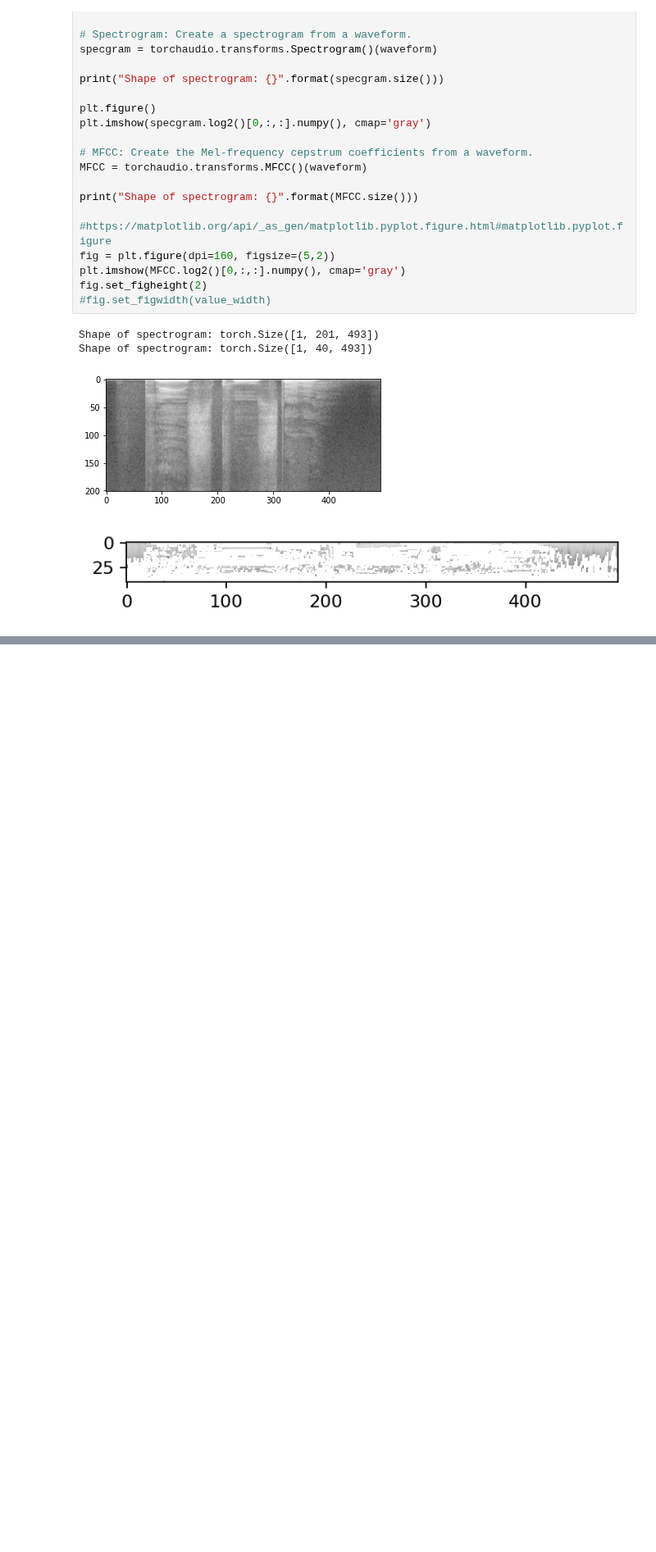
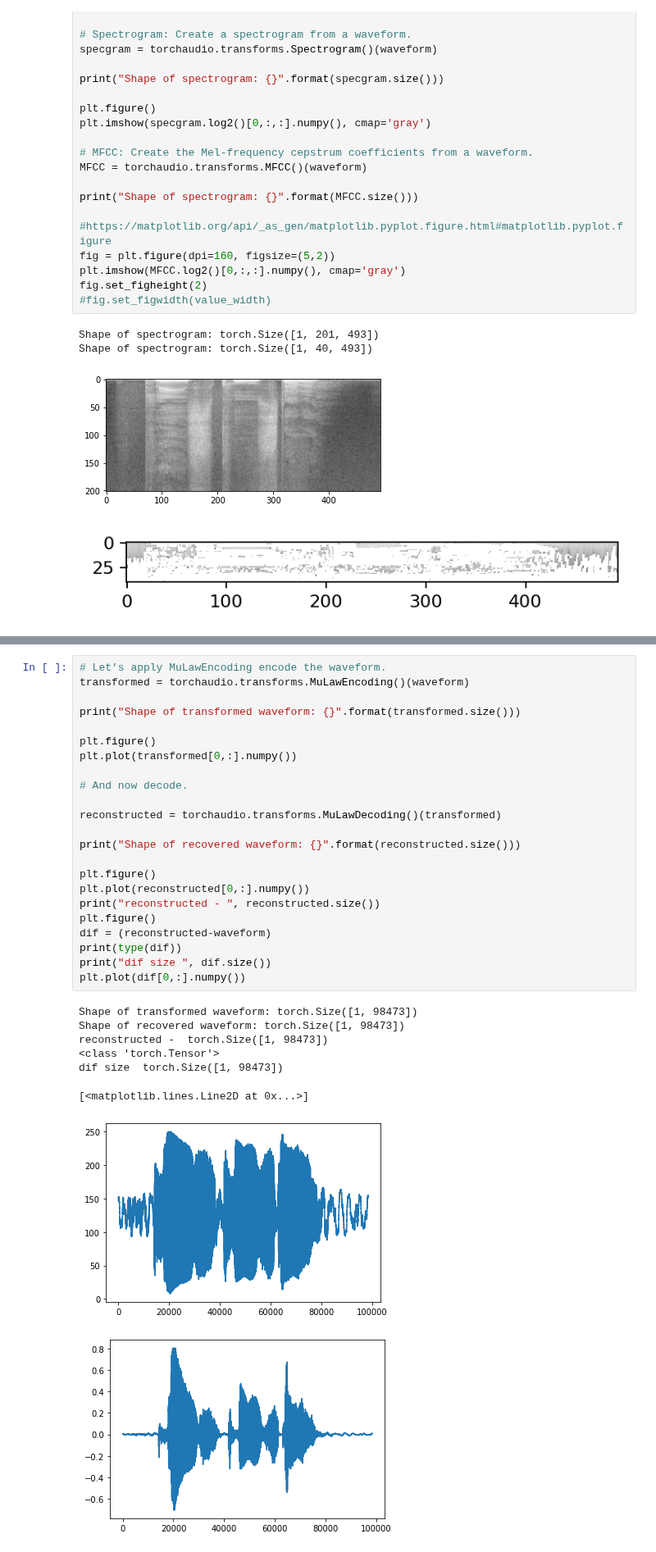
Before and after one commit to TzurV/TestMe, a Jupyter notebook: TORCHAUDIO_TUTORIAL.ipynb, the cells around one changed output, grey strips where cells are left out. Shown at 82% size. Saved outputs shown, nothing was run; the diff lists cells and outputs as text; blank space fills up the shorter version.

```diff
--- a/TORCHAUDIO_TUTORIAL.ipynb
+++ b/TORCHAUDIO_TUTORIAL.ipynb
@@ -99,0 +102,32 @@ Shape of spectrogram: torch.Size([1, 201, 493])
+# %%
+# Let’s apply MuLawEncoding encode the waveform.
+transformed = torchaudio.transforms.MuLawEncoding()(waveform)
+
+print("Shape of transformed waveform: {}".format(transformed.size()))
+
+plt.figure()
+plt.plot(transformed[0,:].numpy())
+
+# And now decode.
+
+reconstructed = torchaudio.transforms.MuLawDecoding()(transformed)
+
+print("Shape of recovered waveform: {}".format(reconstructed.size()))
+
+plt.figure()
+plt.plot(reconstructed[0,:].numpy())
+print("reconstructed - ", reconstructed.size())
+plt.figure()
+dif = (reconstructed-waveform)
+print(type(dif))
+print("dif size ", dif.size())
+plt.plot(dif[0,:].numpy())
+# %% [output]
+Shape of transformed waveform: torch.Size([1, 98473])
+Shape of recovered waveform: torch.Size([1, 98473])
+reconstructed -  torch.Size([1, 98473])
+<class 'torch.Tensor'>
+dif size  torch.Size([1, 98473])
+[<matplotlib.lines.Line2D at 0x...>]
+[figure, added]
+[figure, added]
```
Also changed, not shown: parts of 6 cells of this notebook.
